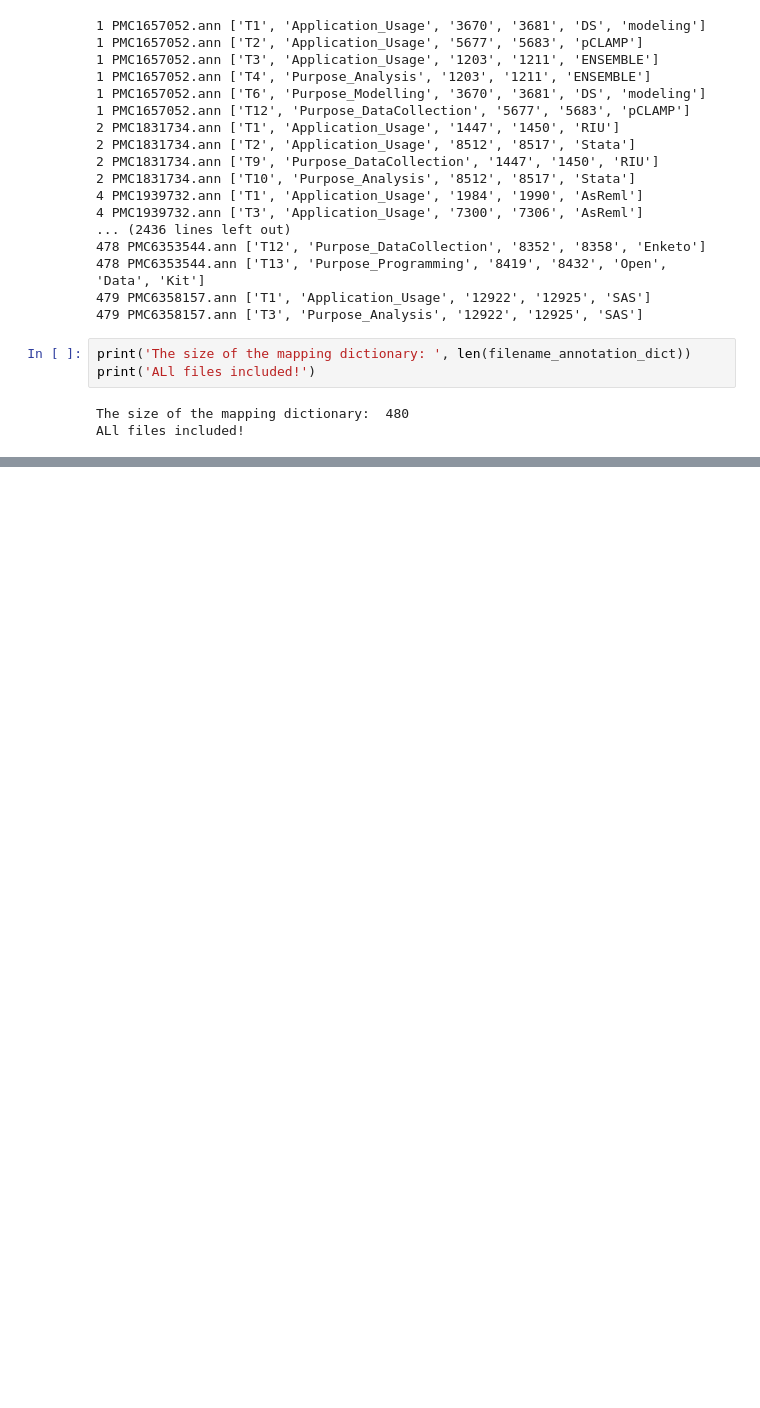
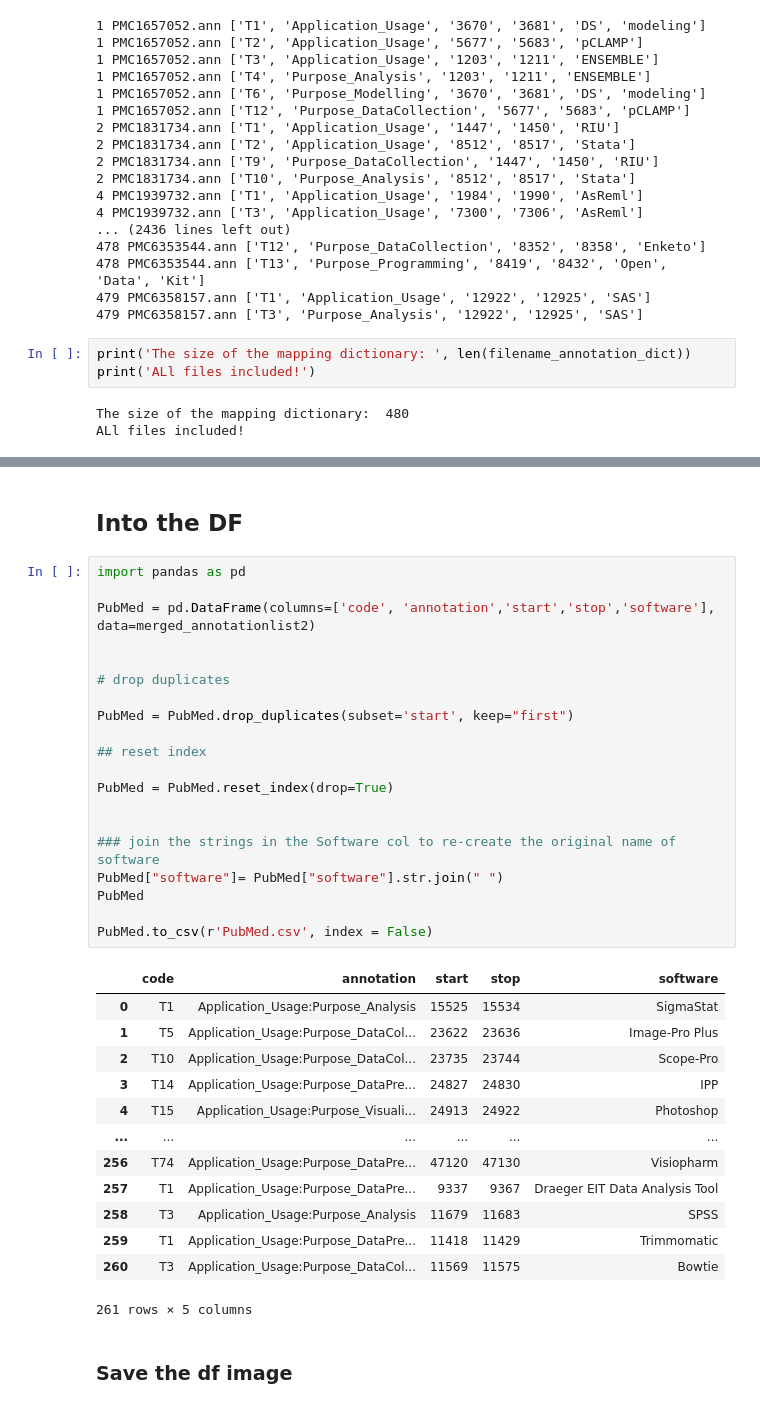
Before and after one commit to BeTKH/Automatic-classifcation-of-purpose-of-software-in-Scientific-articles, a Jupyter notebook: somecode/final Clean Data.ipynb, the cells around one changed output, grey strips where cells are left out. Saved outputs shown, nothing was run; the diff lists cells and outputs as text; blank space fills up the shorter version.

```diff
--- a/somecode/final Clean Data.ipynb
+++ b/somecode/final Clean Data.ipynb
@@ -292,0 +408,38 @@ dfi.export(df_styled_mergedDF_overview_tail,"tail20.png")
+# %% [markdown]
+## Into the DF
+# %%
+import pandas as pd
+
+PubMed = pd.DataFrame(columns=['code', 'annotation','start','stop','software'], data=merged_annotationlist2)
+
+
+# drop duplicates
+
+PubMed = PubMed.drop_duplicates(subset='start', keep="first")
+
+## reset index
+
+PubMed = PubMed.reset_index(drop=True)
+
+
+### join the strings in the Software col to re-create the original name of software
+PubMed["software"]= PubMed["software"].str.join(" ")
+PubMed
+
+PubMed.to_csv(r'PubMed.csv', index = False)
+# %% [output]
+|  | code | annotation | start | stop | software |
+| 0 | T1 | Application_Usage:Purpose_Analysis | 15525 | 15534 | SigmaStat |
+| 1 | T5 | Application_Usage:Purpose_DataCol... | 23622 | 23636 | Image-Pro Plus |
+| 2 | T10 | Application_Usage:Purpose_DataCol... | 23735 | 23744 | Scope-Pro |
+| 3 | T14 | Application_Usage:Purpose_DataPre... | 24827 | 24830 | IPP |
+| 4 | T15 | Application_Usage:Purpose_Visuali... | 24913 | 24922 | Photoshop |
+| ... | ... | ... | ... | ... | ... |
+| 256 | T74 | Application_Usage:Purpose_DataPre... | 47120 | 47130 | Visiopharm |
+| 257 | T1 | Application_Usage:Purpose_DataPre... | 9337 | 9367 | Draeger EIT Data Analysis Tool |
+| 258 | T3 | Application_Usage:Purpose_Analysis | 11679 | 11683 | SPSS |
+| 259 | T1 | Application_Usage:Purpose_DataPre... | 11418 | 11429 | Trimmomatic |
+| 260 | T3 | Application_Usage:Purpose_DataCol... | 11569 | 11575 | Bowtie |
+261 rows × 5 columns
+# %% [markdown]
+### Save the df image
```
Also changed, not shown: parts of 30 cells of this notebook.
